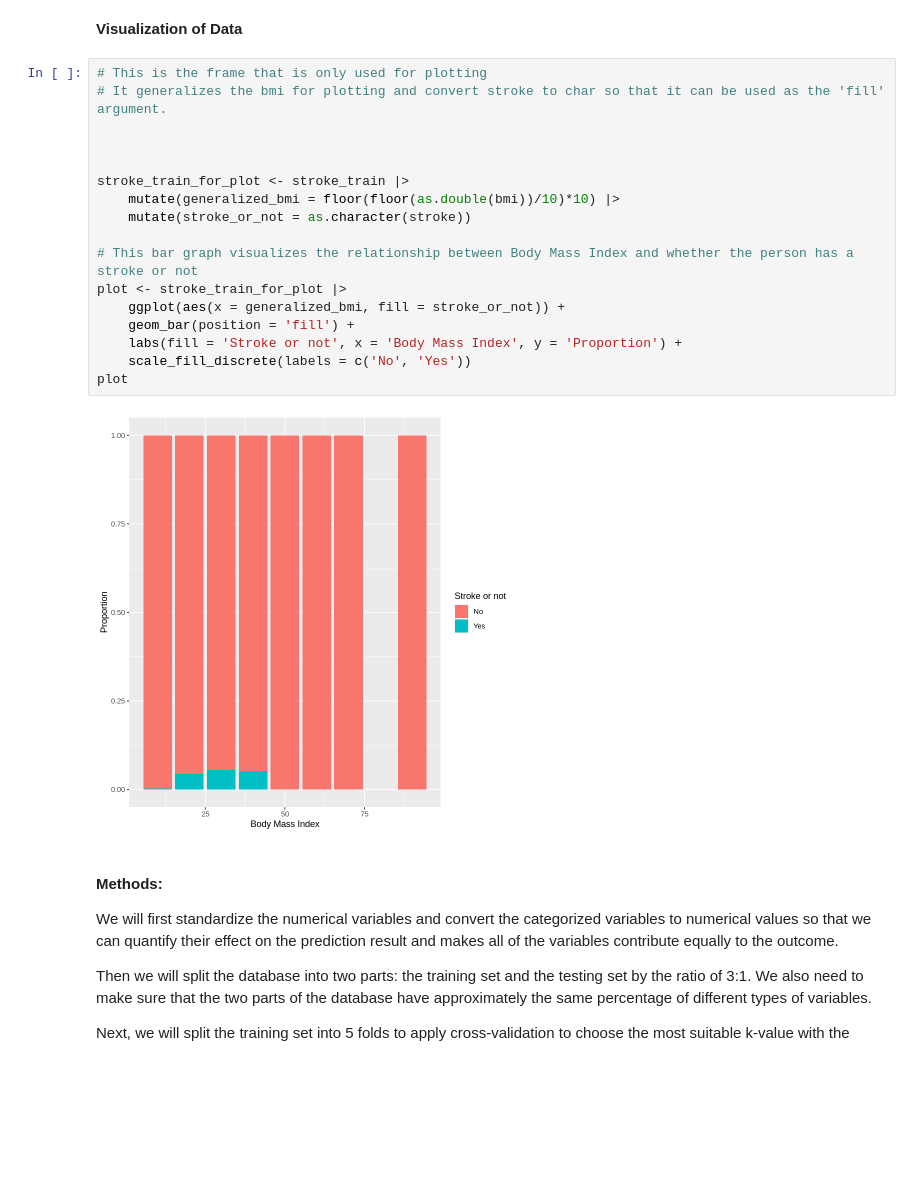
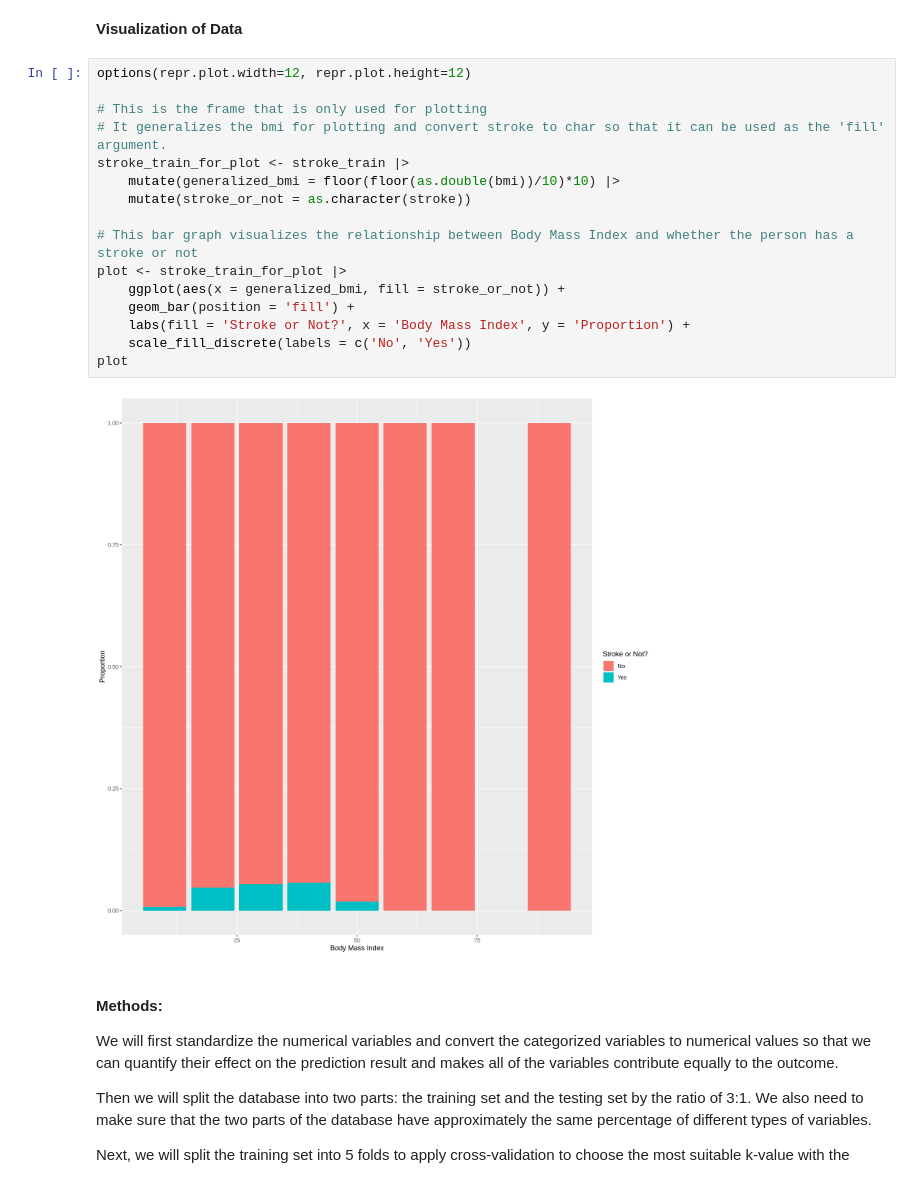
Before and after one commit to ersq/Group-42-Group-Project, a Jupyter notebook: Proposal.ipynb, the cells around one changed output. Drawn from its saved outputs; the diff is of its cells as text; blank space fills up the shorter version.

Commit message:
Grammar Revision and Tidying
Also made the visualization bigger and added a word count at the bottom.

```diff
--- a/Proposal.ipynb
+++ b/Proposal.ipynb
@@ -115,24 +151,23 @@ A grouped_df: 4 × 3
 # %% [markdown]
 **Visualization of Data**
 # %%
+options(repr.plot.width=12, repr.plot.height=12)
+
 # This is the frame that is only used for plotting
 # It generalizes the bmi for plotting and convert stroke to char so that it can be used as the 'fill' argument.
-
-
-
 stroke_train_for_plot <- stroke_train |>
     mutate(generalized_bmi = floor(floor(as.double(bmi))/10)*10) |>
     mutate(stroke_or_not = as.character(stroke))
 
 # This bar graph visualizes the relationship between Body Mass Index and whether the person has a stroke or not
 plot <- stroke_train_for_plot |>
     ggplot(aes(x = generalized_bmi, fill = stroke_or_not)) +
     geom_bar(position = 'fill') +
-    labs(fill = 'Stroke or not', x = 'Body Mass Index', y = 'Proportion') +
+    labs(fill = 'Stroke or Not?', x = 'Body Mass Index', y = 'Proportion') +
     scale_fill_discrete(labels = c('No', 'Yes'))
 plot
 # %% [output]
-[figure, old version]
+[figure, new version]
 # %% [markdown]
 #### **Methods:**
 
```
Also changed, not shown: parts of 6 cells of this notebook.
